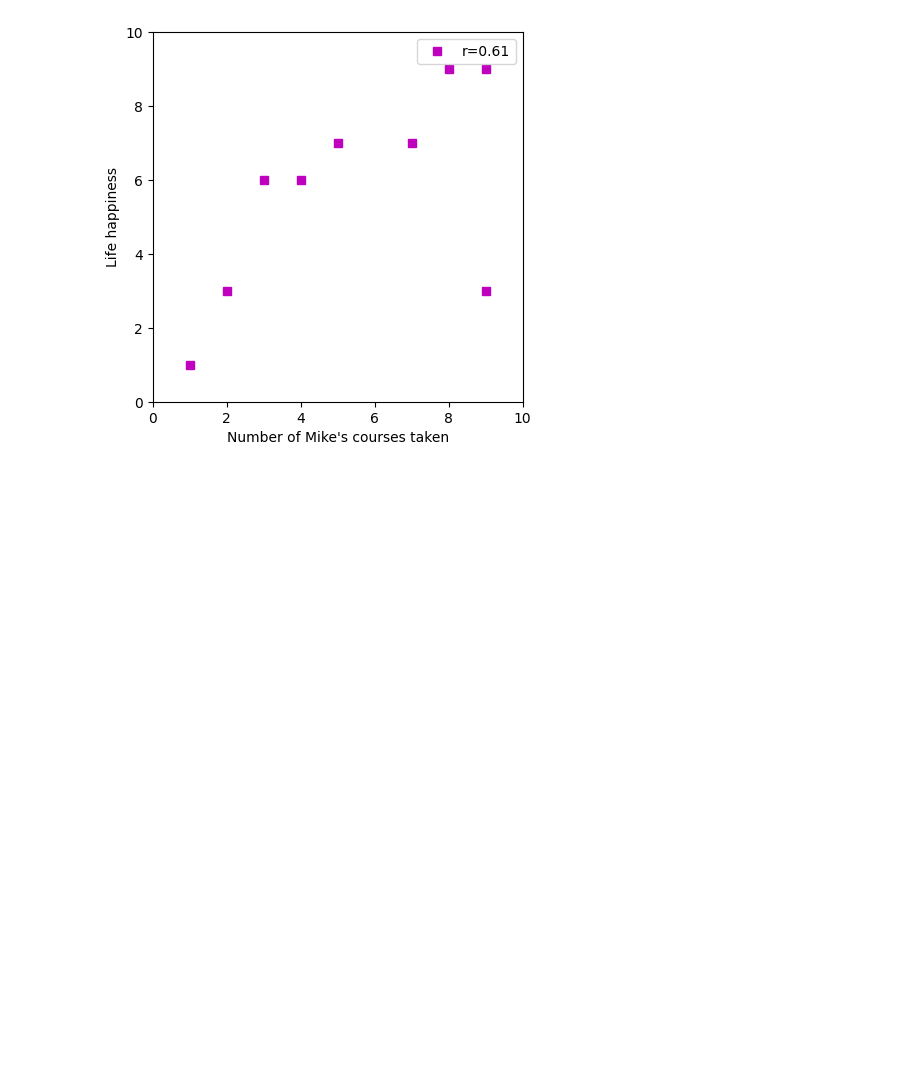
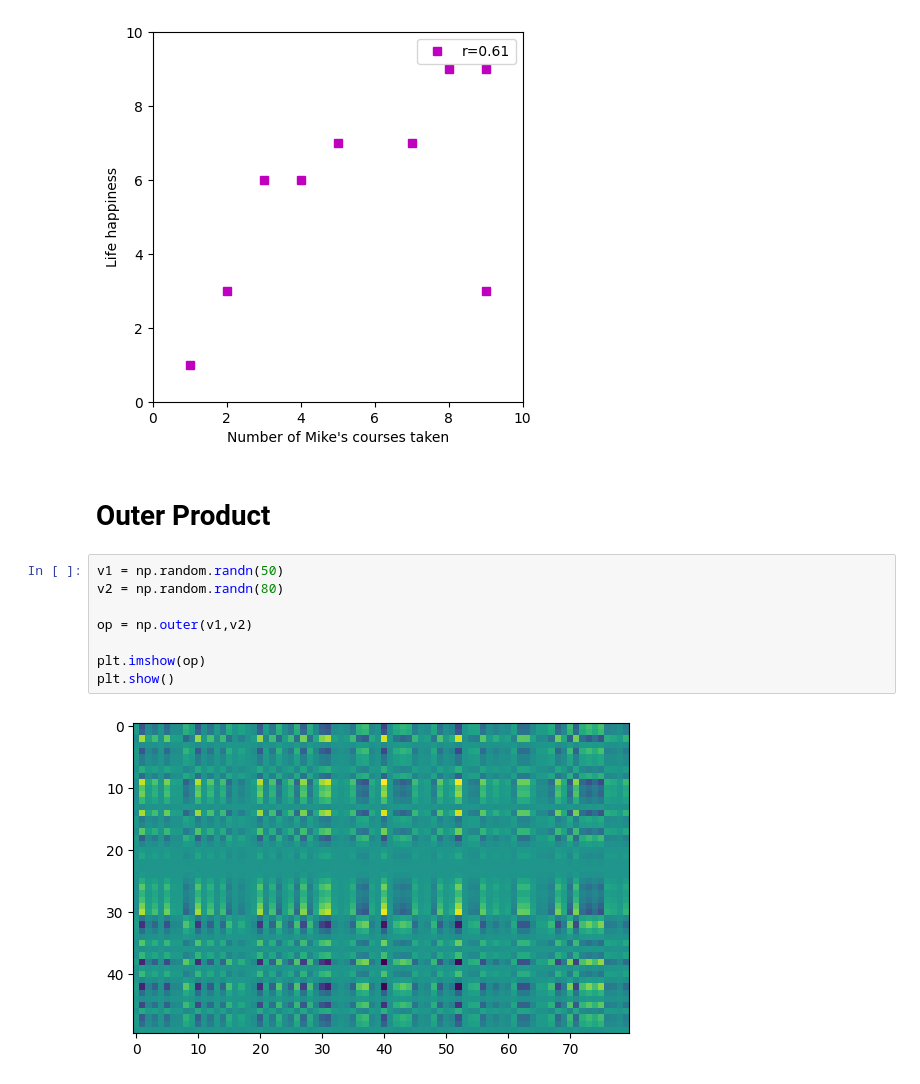
Before and after one commit to rtharris619/ProjectMath, a Jupyter notebook: LinearAlgebra/linear_algebra.ipynb, the cells around one changed output. Saved outputs shown, nothing was run; the diff lists cells and outputs as text; blank space fills up the shorter version.

```diff
--- a/LinearAlgebra/linear_algebra.ipynb
+++ b/LinearAlgebra/linear_algebra.ipynb
@@ -172,3 +172,15 @@ plt.show()
 0.6053020602414297
 0.60530206024143
 [figure]
+# %% [markdown]
+# Outer Product
+# %%
+v1 = np.random.randn(50)
+v2 = np.random.randn(80)
+
+op = np.outer(v1,v2)
+
+plt.imshow(op)
+plt.show()
+# %% [output]
+[figure, added]
```
Also changed, not shown: parts of 8 cells of this notebook.
